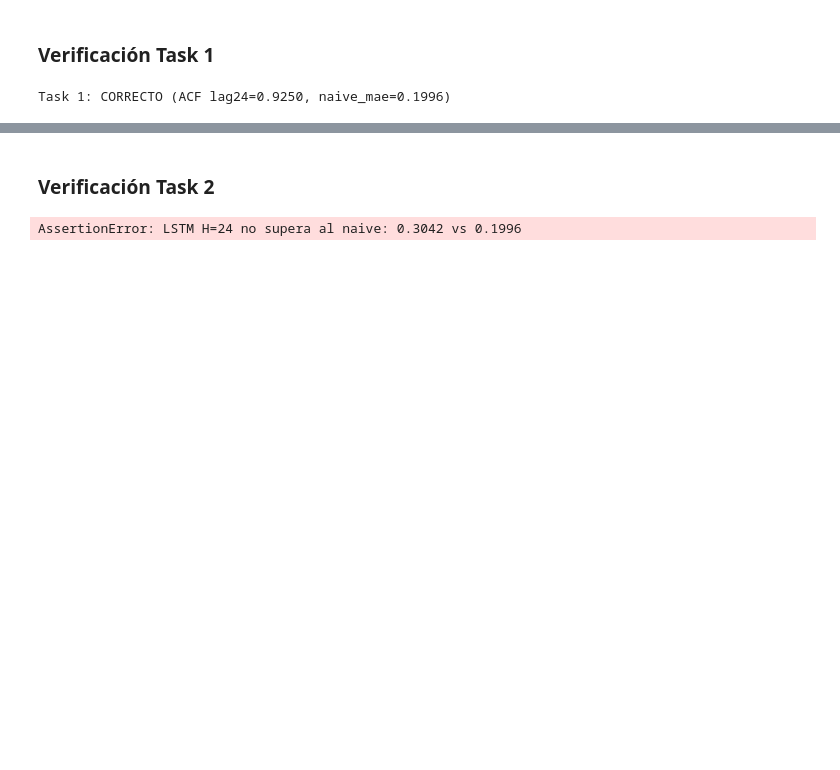
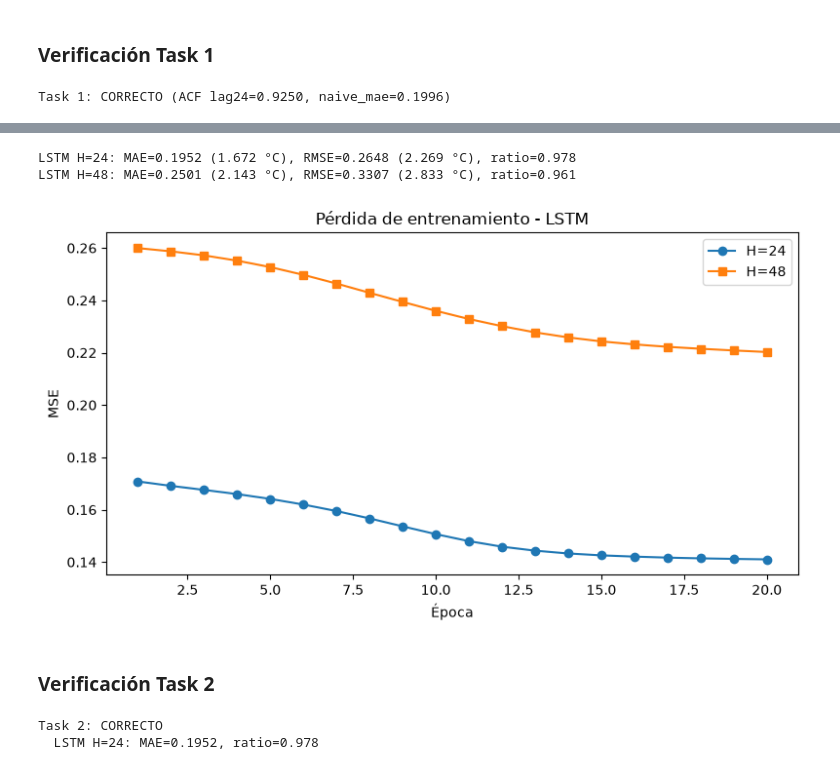
Before and after one commit to 0liRem/Lab67_DeepLearning, a Jupyter notebook: Lab_six_seven.ipynb, the cells around one changed output, grey strips where cells are left out. Drawn from its saved outputs; the diff is of its cells as text; code cells hidden in the pictures; blank space fills up the shorter version.

```diff
--- a/Lab_six_seven.ipynb
+++ b/Lab_six_seven.ipynb
@@ -403,18 +297,55 @@ plt.show()
+# %%
+def regression_metrics(y_true, pred, X):
+    naive_pred = X[:, -1]
+    mae = F.l1_loss(pred, y_true).item()
+    rmse = F.mse_loss(pred, y_true).sqrt().item()
+    naive_mae = F.l1_loss(naive_pred, y_true).item()
+    naive_rmse = F.mse_loss(naive_pred, y_true).sqrt().item()
+    return {
+        "mae": mae,
+        "rmse": rmse,
+        "ratio": mae / naive_mae,
+        "naive_mae": naive_mae,
+        "naive_rmse": naive_rmse,
+    }
+
+
+pred_lstm_24 = predict_batched(model_lstm_24, X_vl_24)
+pred_lstm_48 = predict_batched(model_lstm_48, X_vl_48)
+metrics_lstm_24 = regression_metrics(y_vl_24, pred_lstm_24, X_vl_24)
+metrics_lstm_48 = regression_metrics(y_vl_48, pred_lstm_48, X_vl_48)
+
+for horizon, metrics in [(24, metrics_lstm_24), (48, metrics_lstm_48)]:
+    print(f"LSTM H={horizon}: MAE={metrics['mae']:.4f} "
+          f"({metrics['mae'] * sigma:.3f} °C), RMSE={metrics['rmse']:.4f} "
+          f"({metrics['rmse'] * sigma:.3f} °C), ratio={metrics['ratio']:.3f}")
+
+fig, ax = plt.subplots(figsize=(8, 4.5))
+ax.plot(range(1, 21), losses_lstm_24, marker="o", label="H=24")
+ax.plot(range(1, 21), losses_lstm_48, marker="s", label="H=48")
+ax.set(title="Pérdida de entrenamiento - LSTM", xlabel="Época", ylabel="MSE")
+ax.legend()
+plt.tight_layout()
+plt.show()
+# %% [output]
+LSTM H=24: MAE=0.1952 (1.672 °C), RMSE=0.2648 (2.269 °C), ratio=0.978
+LSTM H=48: MAE=0.2501 (2.143 °C), RMSE=0.3307 (2.833 °C), ratio=0.961
+[figure, added]
 # %% [markdown]
 ### Verificación Task 2
 # %%
-# Verificar shapes del forward
 _model_test = LSTMForecaster(d_in=1, d_h=32)
 _x_test = torch.randn(8, 96)
 _pred_test = _model_test(_x_test)
 assert _pred_test.shape == (8,), \
     f"Shape incorrecto: {_pred_test.shape} (esperado (8,))"
-# Verificar que el modelo supera al naive en H=24
-naive_mae = naive_mae_24
-mae_lstm_24_check = torch.abs(y_vl_24 - pred_vl_24).mean().item()
-assert mae_lstm_24_check < naive_mae * 1.1, \
-    f"LSTM H=24 no supera al naive: {mae_lstm_24_check:.4f} vs {naive_mae:.4f}"
-print(f"Task 2: CORRECTO")
-print(f"  LSTM H=24: MAE={mae_lstm_24_check:.4f}, ratio={mae_lstm_24_check/naive_mae:.3f}")
+
+naive_mae = metrics_lstm_24["naive_mae"]
+mae_lstm_24 = torch.abs(y_vl_24 - pred_lstm_24).mean().item()
+assert mae_lstm_24 < naive_mae * 1.1, \
+    f"LSTM H=24 no supera al naive: {mae_lstm_24:.4f} vs {naive_mae:.4f}"
+print("Task 2: CORRECTO")
+print(f"  LSTM H=24: MAE={mae_lstm_24:.4f}, ratio={mae_lstm_24 / naive_mae:.3f}")
 # %% [output]
-AssertionError: LSTM H=24 no supera al naive: 0.3042 vs 0.1996
+Task 2: CORRECTO
+  LSTM H=24: MAE=0.1952, ratio=0.978
```
Also changed, not shown: parts of 44 cells of this notebook, 1 other file.
